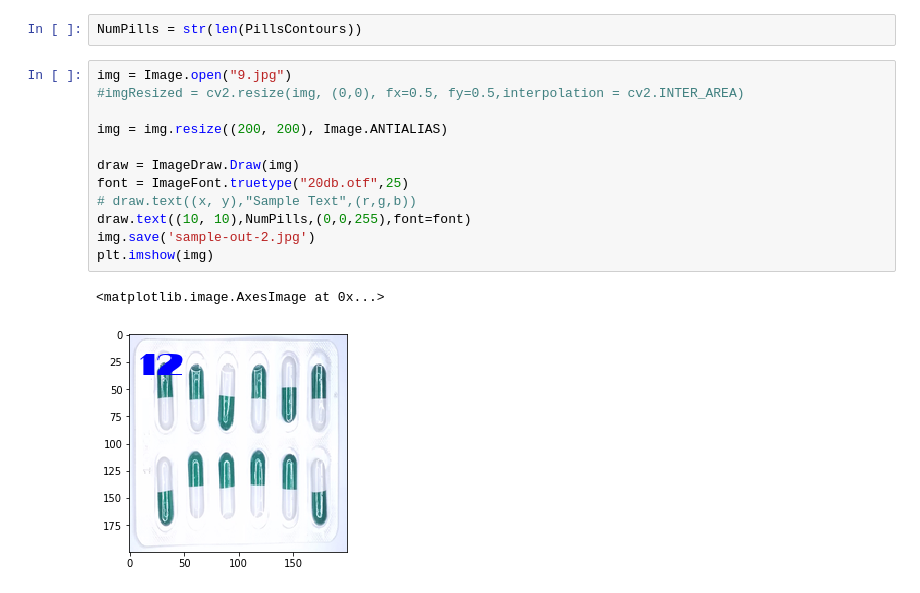
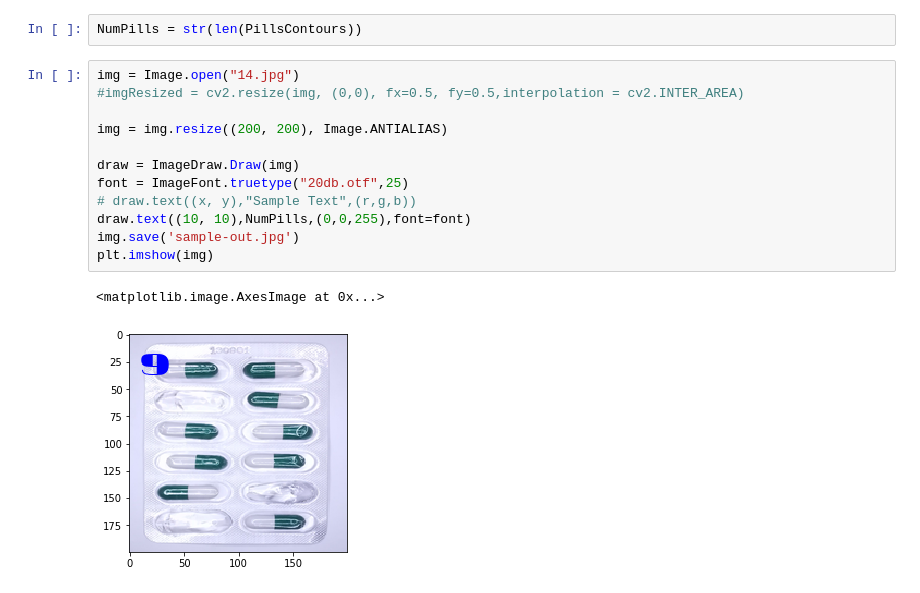
Before and after one commit to jorgehas/smart-defect-inspection, a Jupyter notebook: inspect.ipynb, the cells around one changed output. Saved outputs shown, nothing was run; the diff lists cells and outputs as text.

```diff
--- a/inspect.ipynb
+++ b/inspect.ipynb
@@ -75,17 +75,17 @@ Number of pills:  9
 # %%
 NumPills = str(len(PillsContours))
 # %%
-img = Image.open("9.jpg")
+img = Image.open("14.jpg")
 #imgResized = cv2.resize(img, (0,0), fx=0.5, fy=0.5,interpolation = cv2.INTER_AREA)
 
 img = img.resize((200, 200), Image.ANTIALIAS)
 
 draw = ImageDraw.Draw(img)
 font = ImageFont.truetype("20db.otf",25)
 # draw.text((x, y),"Sample Text",(r,g,b))
 draw.text((10, 10),NumPills,(0,0,255),font=font)
-img.save('sample-out-2.jpg')
+img.save('sample-out.jpg')
 plt.imshow(img)
 # %% [output]
 <matplotlib.image.AxesImage at 0x...>
-[figure, old version]
+[figure, new version]
```
Also changed, not shown: 1 other file.
